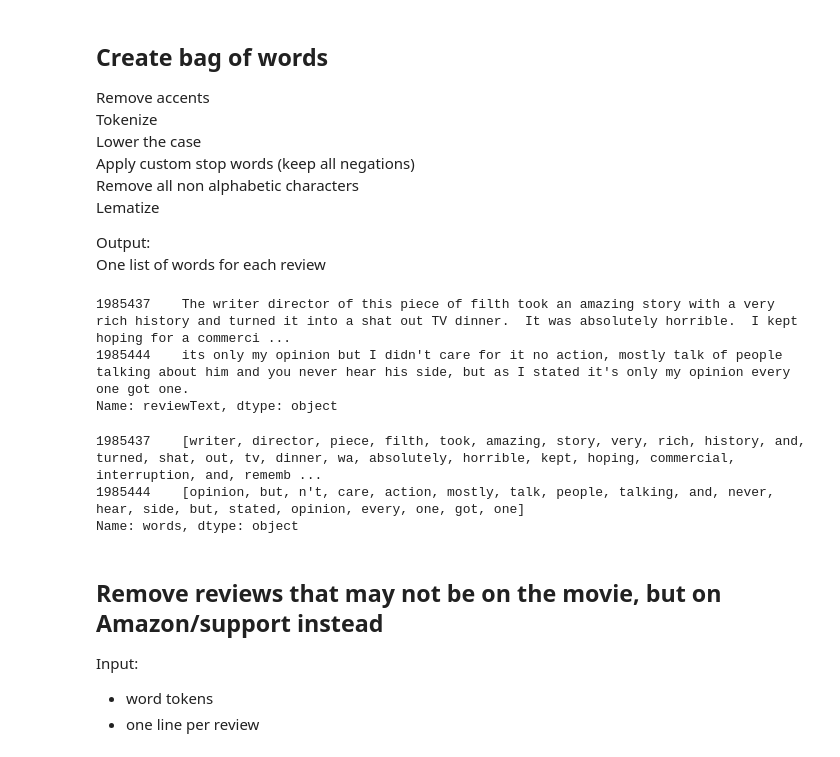
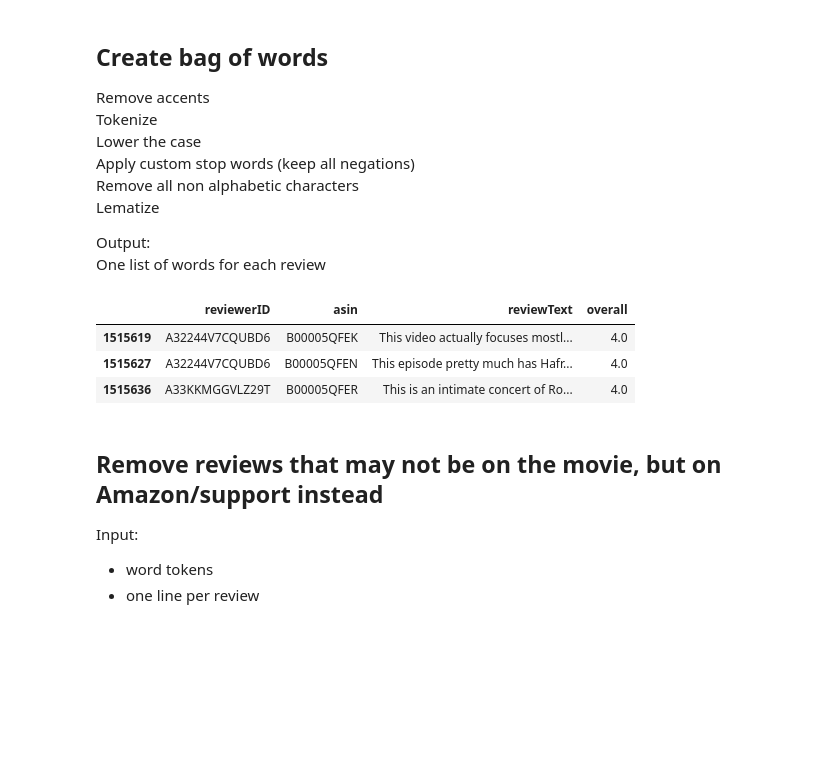
Before and after one commit to j-gd/movie_mood, a Jupyter notebook: src/pos_neg_modeling.ipynb, the cells around one changed output. Saved outputs shown, nothing was run; the diff lists cells and outputs as text; code cells hidden in the pictures; blank space fills up the shorter version.

```diff
--- a/src/pos_neg_modeling.ipynb
+++ b/src/pos_neg_modeling.ipynb
@@ -46,4 +50,4 @@ data_path = '../../datasets/'
 file_name = '_balanced_pos_neg_train_test_reviews.pkl'
 # %%
 pickle_in = open(data_path + str(NB_SAMPLES) + file_name,"rb")
-train_test_dic = pickle.load(pickle_in)
+train_test_dic0 = pickle.load(pickle_in)
@@ -50,3 +56,13 @@ train_test_dic = pickle.load(pickle_in)
+# %%
+SAMPLE_FRACTION = 0.4
+# %%
+train_test_dic = {'train': {}, 'test':{}}
+# %%
+for i in ['train','test']:
+    for j in ['positive','negative']:
+         train_test_dic[i][j] = train_test_dic0[i][j] \
+            .iloc[:math.floor(len(train_test_dic0[i][j].index) * SAMPLE_FRACTION), :] \
+            .drop(['reviewerName', 'helpful', 'summary', 'unixReviewTime', 'reviewTime'], axis=1)
 # %% [markdown]
 ## Create bag of words
 Remove accents
@@ -58,6 +74,13 @@ Lematize
 
 Output:
 One list of words for each review
+# %%
+train_test_dic['train']['positive'].iloc[:3,:]
+# %% [output]
+|  | reviewerID | asin | reviewText | overall |
+| 1515619 | A32244V7CQUBD6 | B00005QFEK | This video actually focuses mostl... | 4.0 |
+| 1515627 | A32244V7CQUBD6 | B00005QFEN | This episode pretty much has Hafr... | 4.0 |
+| 1515636 | A33KKMGGVLZ29T | B00005QFER | This is an intimate concert of Ro... | 4.0 |
 # %%
 %reload_ext autoreload
 word_bag = WordBag()
@@ -68,16 +91,4 @@ for i in ['train','test']:
             word_bag.create(train_test_dic[i][j]['reviewText'])
-# %%
-train_test_dic['train']['negative']['reviewText'][:2]
-# %% [output]
-1985437    The writer director of this piece of filth took an amazing story with a very rich history and turned it into a shat out TV dinner.  It was absolutely horrible.  I kept hoping for a commerci ...
-1985444    its only my opinion but I didn't care for it no action, mostly talk of people talking about him and you never hear his side, but as I stated it's only my opinion every one got one.
-Name: reviewText, dtype: object
-# %%
-train_test_dic['train']['negative']['words'][:2]
-# %% [output]
-1985437    [writer, director, piece, filth, took, amazing, story, very, rich, history, and, turned, shat, out, tv, dinner, wa, absolutely, horrible, kept, hoping, commercial, interruption, and, rememb ...
-1985444    [opinion, but, n't, care, action, mostly, talk, people, talking, and, never, hear, side, but, stated, opinion, every, one, got, one]
-Name: words, dtype: object
 # %% [markdown]
 ## Remove reviews that may not be on the movie, but on Amazon/support instead
 Input:
```
Also changed, not shown: parts of 20 cells of this notebook.
